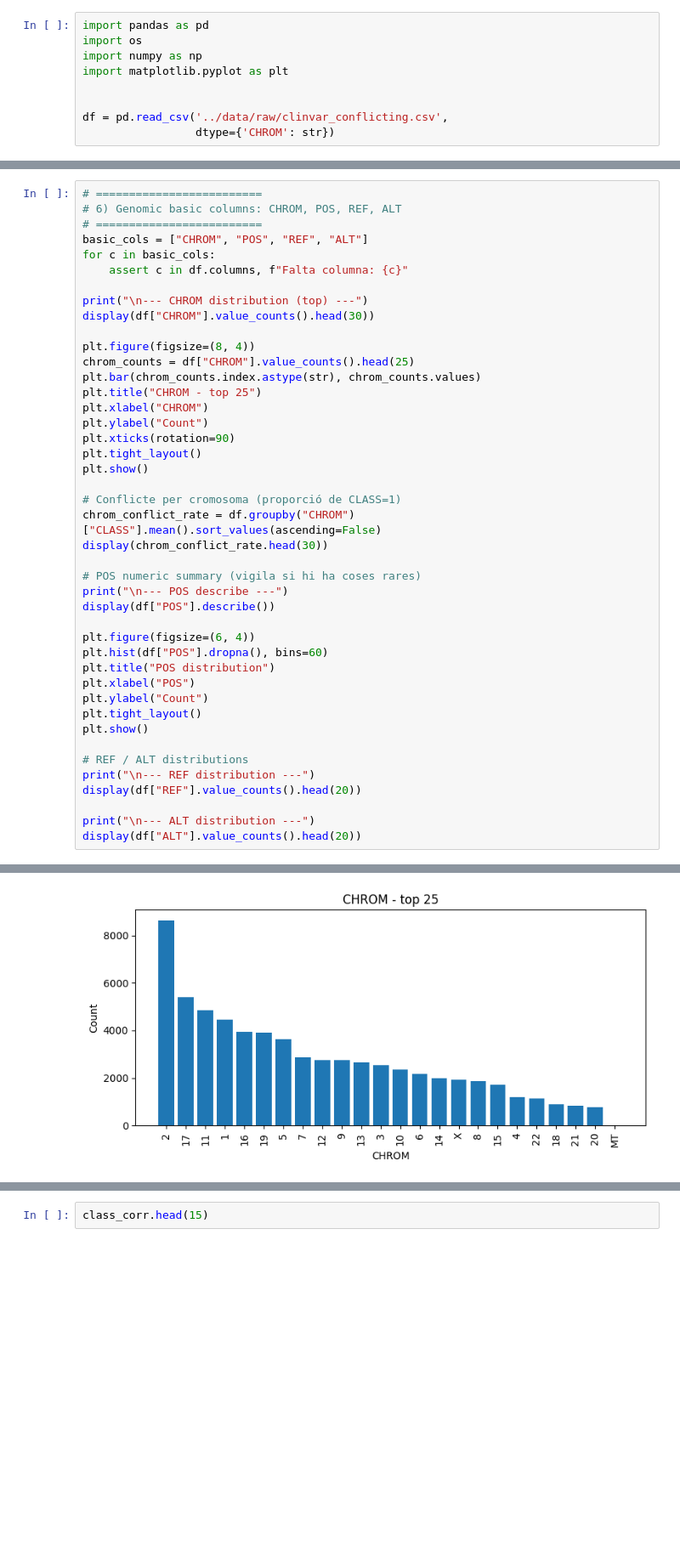
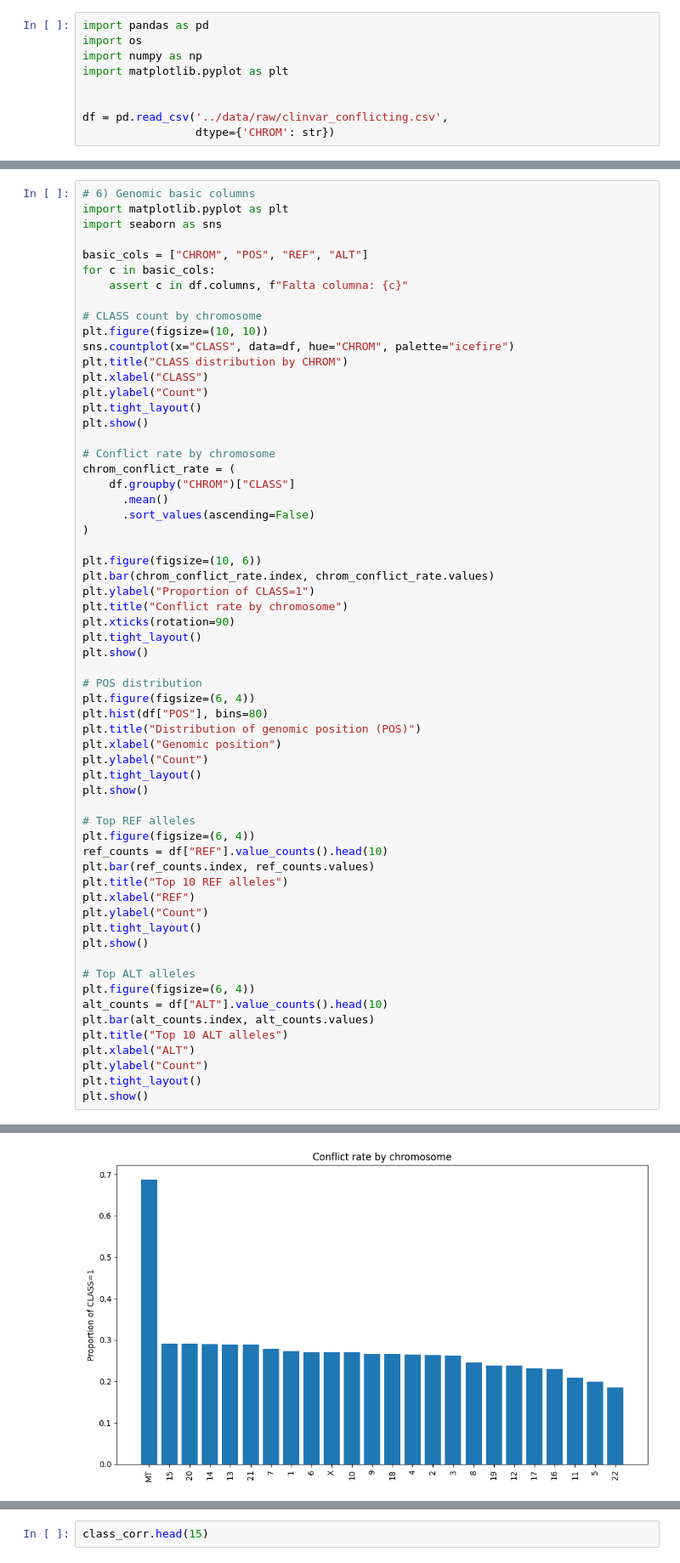
Before and after one commit to eliagarcia/tfg-genetic-variants, a Jupyter notebook: notebooks/eda.ipynb, the cells around one changed output, grey strips where cells are left out. Shown at 85% size. Saved outputs shown, nothing was run; the diff lists cells and outputs as text; blank space fills up the shorter version.

```diff
--- a/notebooks/eda.ipynb
+++ b/notebooks/eda.ipynb
@@ -178,44 +151,62 @@ Les variables REF i ALT mostren que la major part de variants són SNVs (canvis
 # %%
-# =========================
-# 6) Genomic basic columns: CHROM, POS, REF, ALT
-# =========================
+# 6) Genomic basic columns
+import matplotlib.pyplot as plt
+import seaborn as sns
+
 basic_cols = ["CHROM", "POS", "REF", "ALT"]
 for c in basic_cols:
     assert c in df.columns, f"Falta columna: {c}"
 
-print("\n--- CHROM distribution (top) ---")
-display(df["CHROM"].value_counts().head(30))
+# CLASS count by chromosome
+plt.figure(figsize=(10, 10))
+sns.countplot(x="CLASS", data=df, hue="CHROM", palette="icefire")
+plt.title("CLASS distribution by CHROM")
+plt.xlabel("CLASS")
+plt.ylabel("Count")
+plt.tight_layout()
+plt.show()
 
-plt.figure(figsize=(8, 4))
-chrom_counts = df["CHROM"].value_counts().head(25)
-plt.bar(chrom_counts.index.astype(str), chrom_counts.values)
-plt.title("CHROM - top 25")
-plt.xlabel("CHROM")
-plt.ylabel("Count")
+# Conflict rate by chromosome
+chrom_conflict_rate = (
+    df.groupby("CHROM")["CLASS"]
+      .mean()
+      .sort_values(ascending=False)
+)
+
+plt.figure(figsize=(10, 6))
+plt.bar(chrom_conflict_rate.index, chrom_conflict_rate.values)
+plt.ylabel("Proportion of CLASS=1")
+plt.title("Conflict rate by chromosome")
 plt.xticks(rotation=90)
 plt.tight_layout()
 plt.show()
 
-# Conflicte per cromosoma (proporció de CLASS=1)
-chrom_conflict_rate = df.groupby("CHROM")["CLASS"].mean().sort_values(ascending=False)
-display(chrom_conflict_rate.head(30))
-
-# POS numeric summary (vigila si hi ha coses rares)
-print("\n--- POS describe ---")
-display(df["POS"].describe())
-
+# POS distribution
 plt.figure(figsize=(6, 4))
-plt.hist(df["POS"].dropna(), bins=60)
-plt.title("POS distribution")
-plt.xlabel("POS")
+plt.hist(df["POS"], bins=80)
+plt.title("Distribution of genomic position (POS)")
+plt.xlabel("Genomic position")
 plt.ylabel("Count")
 plt.tight_layout()
 plt.show()
 
-# REF / ALT distributions
-print("\n--- REF distribution ---")
-display(df["REF"].value_counts().head(20))
+# Top REF alleles
+plt.figure(figsize=(6, 4))
+ref_counts = df["REF"].value_counts().head(10)
+plt.bar(ref_counts.index, ref_counts.values)
+plt.title("Top 10 REF alleles")
+plt.xlabel("REF")
+plt.ylabel("Count")
+plt.tight_layout()
+plt.show()
 
-print("\n--- ALT distribution ---")
-display(df["ALT"].value_counts().head(20))
+# Top ALT alleles
+plt.figure(figsize=(6, 4))
+alt_counts = df["ALT"].value_counts().head(10)
+plt.bar(alt_counts.index, alt_counts.values)
+plt.title("Top 10 ALT alleles")
+plt.xlabel("ALT")
+plt.ylabel("Count")
+plt.tight_layout()
+plt.show()
 # %% [output]
@@ -240 +213 @@ Name: count, dtype: int64
-[figure, old version]
+[figure, new version]
```
Also changed, not shown: parts of 13 cells of this notebook.
